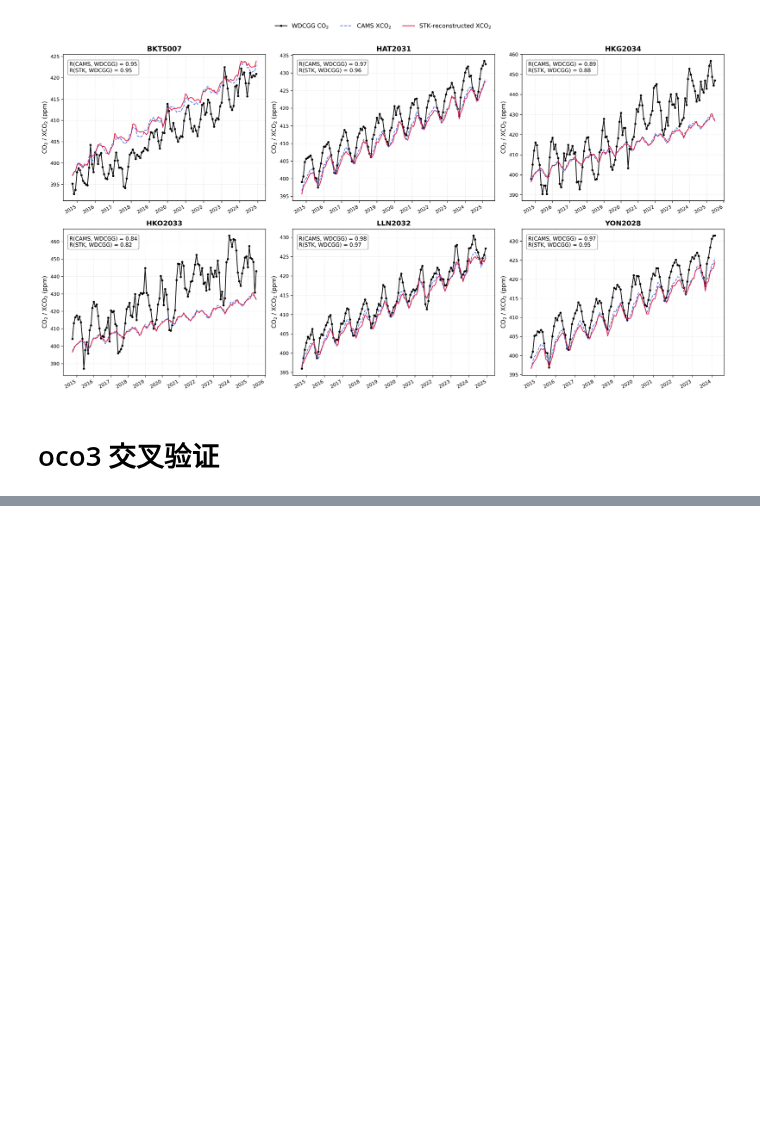
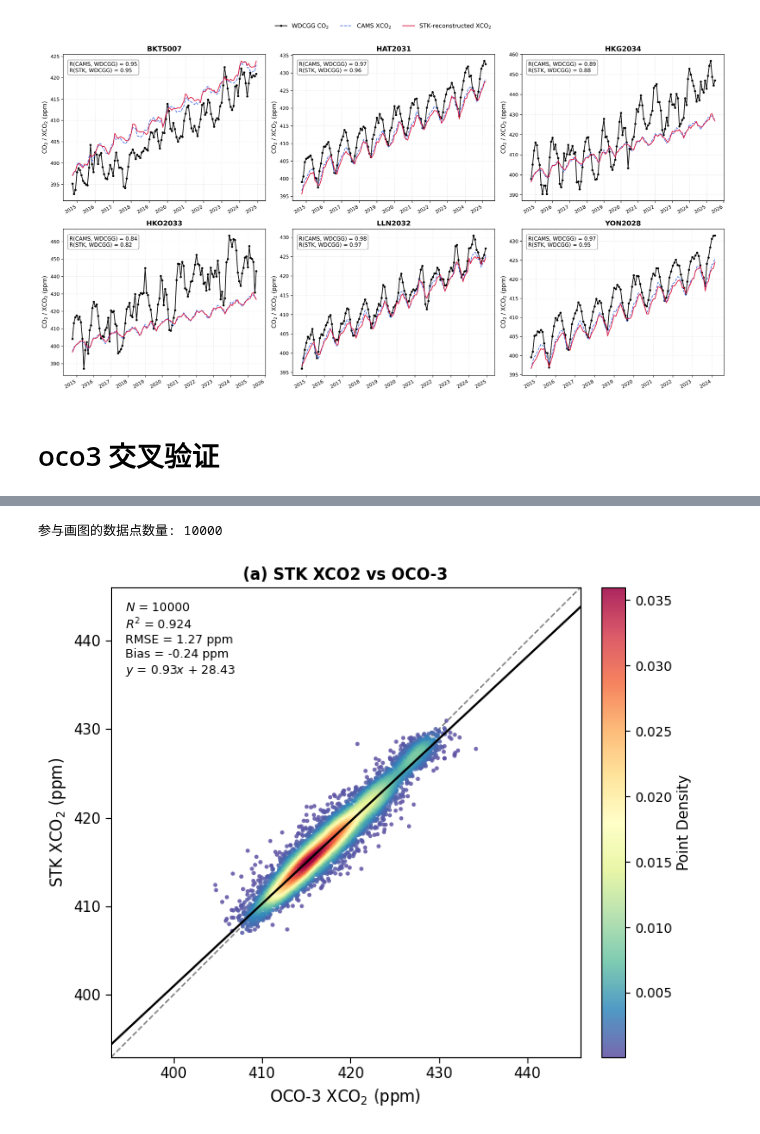
Before and after one commit to hongxu-yn/Southeast-Asia-XCO2-STK, a Jupyter notebook: src/3_Technical_validation.ipynb, the cells around one changed output, grey strips where cells are left out. Saved outputs shown, nothing was run; the diff lists cells and outputs as text; code cells hidden in the pictures; blank space fills up the shorter version.

```diff
--- a/src/3_Technical_validation.ipynb
+++ b/src/3_Technical_validation.ipynb
@@ -1020,0 +967,41 @@ plt.show()
+# %%
+ref_name = "OCO-3"
+test_name = "stk"
+
+csv_fn = Validation_DIR / f"matched_{ref_name}_{test_name}.csv"
+
+
+df_clean = pd.read_csv(csv_fn)
+sample_size = 10000
+
+# 修正了 {len(df_matched)} 的语法错误，并统一使用 df_clean 变量
+if len(df_clean) > sample_size:
+    df_sampled = df_clean.sample(n=sample_size, random_state=42)
+else:
+    df_sampled = df_clean
+
+print(f"参与画图的数据点数量: {len(df_sampled)}")
+
+fig, ax = plt.subplots(figsize=(7, 6))
+
+sc, use_density = plot_density_scatter(
+    ax=ax,
+    df=df_sampled,
+    x_name=ref_name,
+    y_name=test_name,
+    title_name='STK XCO2 vs OCO-3',
+    x_label='OCO-3 XCO$_2$ (ppm)',
+    y_label='STK XCO$_2$ (ppm)',
+    sublabel='a',
+    fontsize=12
+)
+
+if use_density and sc is not None:
+    cbar = fig.colorbar(sc, ax=ax, fraction=0.046, pad=0.04)
+    cbar.set_label('Point Density', fontsize=11)
+
+plt.tight_layout()
+plt.show()
+# %% [output]
+参与画图的数据点数量: 10000
+[figure, added]
```
Also changed, not shown: parts of 5 cells of this notebook.
